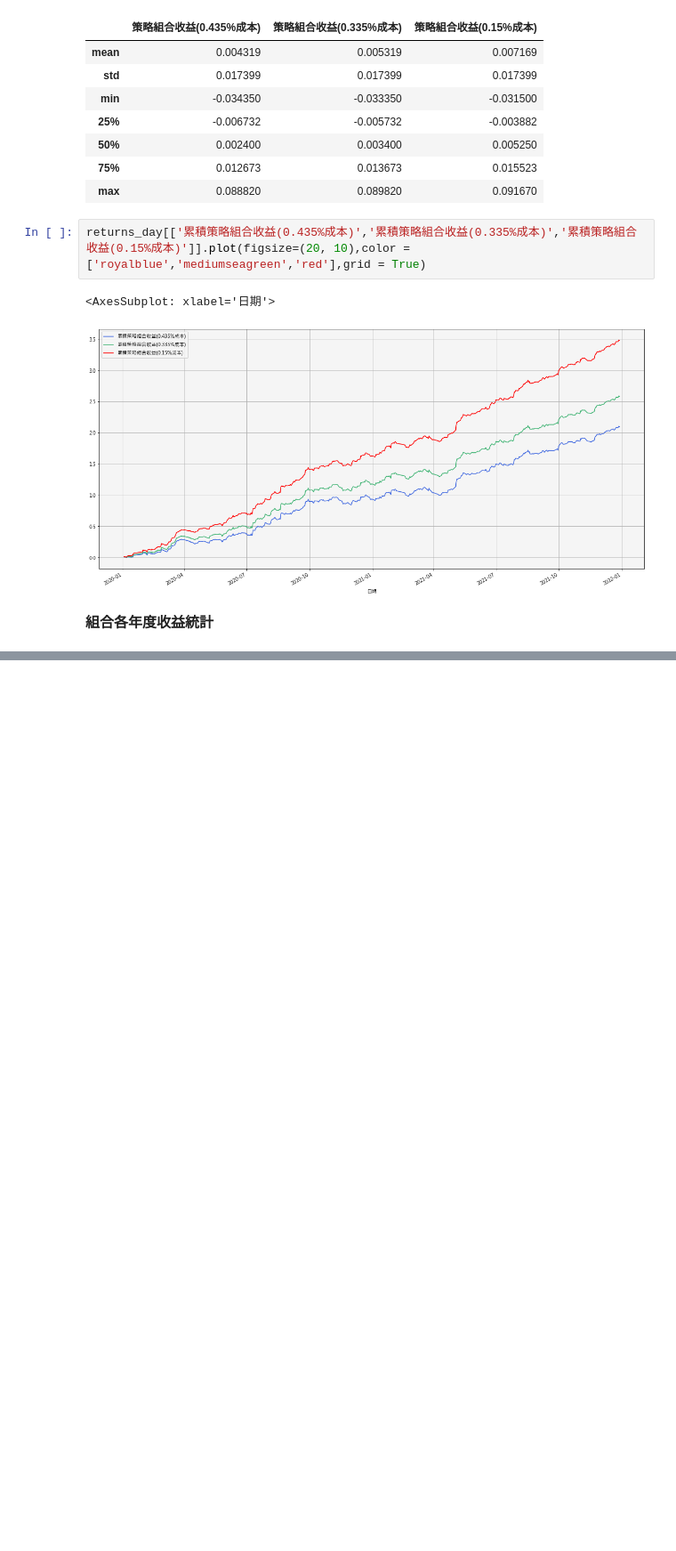
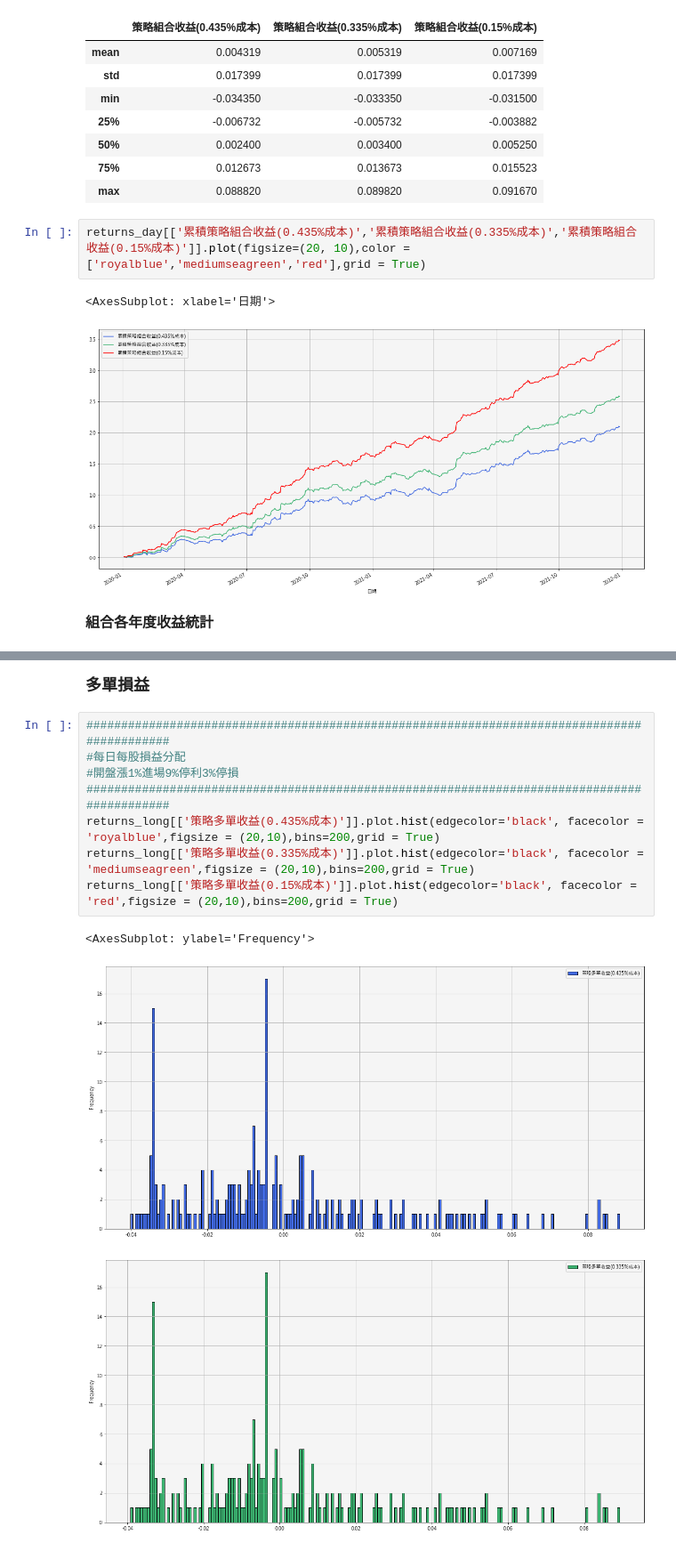
Before and after one commit to ErebusTW/Merge-by-date, a Jupyter notebook: 策略回測結果.ipynb, the cells around one changed output, grey strips where cells are left out. Shown at 89% size. Drawn from its saved outputs; the diff is of its cells as text; blank space fills up the shorter version.

```diff
--- a/策略回測結果.ipynb
+++ b/策略回測結果.ipynb
@@ -812,0 +950,14 @@ make_stats(returns_day,returns,'策略組合收益')
+# %% [markdown]
+**<font  size=4>多單損益</font>**
+# %%
+############################################################################################
+#每日每股損益分配
+#開盤漲1%進場9%停利3%停損
+############################################################################################
+returns_long[['策略多單收益(0.435%成本)']].plot.hist(edgecolor='black', facecolor = 'royalblue',figsize = (20,10),bins=200,grid = True)
+returns_long[['策略多單收益(0.335%成本)']].plot.hist(edgecolor='black', facecolor = 'mediumseagreen',figsize = (20,10),bins=200,grid = True)
+returns_long[['策略多單收益(0.15%成本)']].plot.hist(edgecolor='black', facecolor = 'red',figsize = (20,10),bins=200,grid = True)
+# %% [output]
+<AxesSubplot: ylabel='Frequency'>
+[figure, added]
+[figure, added]
```
Also changed, not shown: parts of 58 cells of this notebook.
